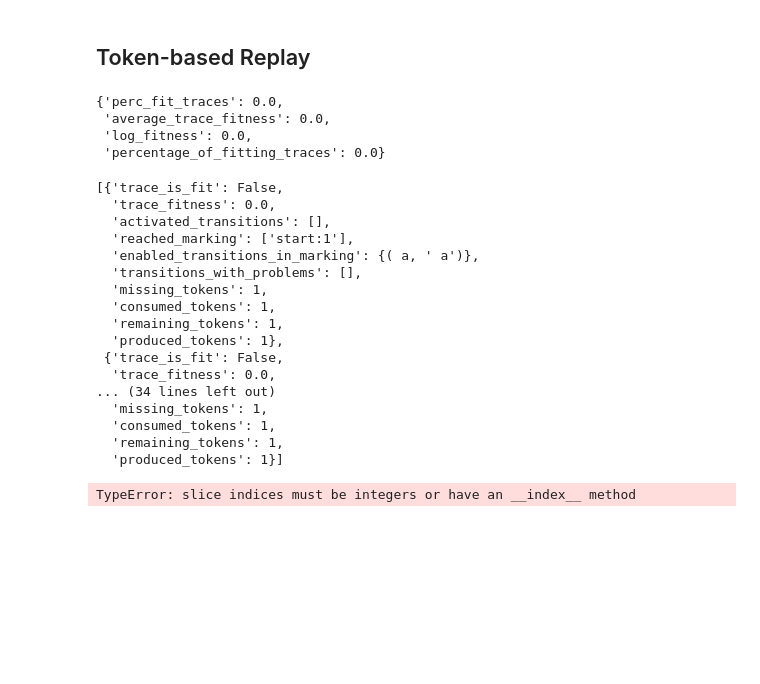
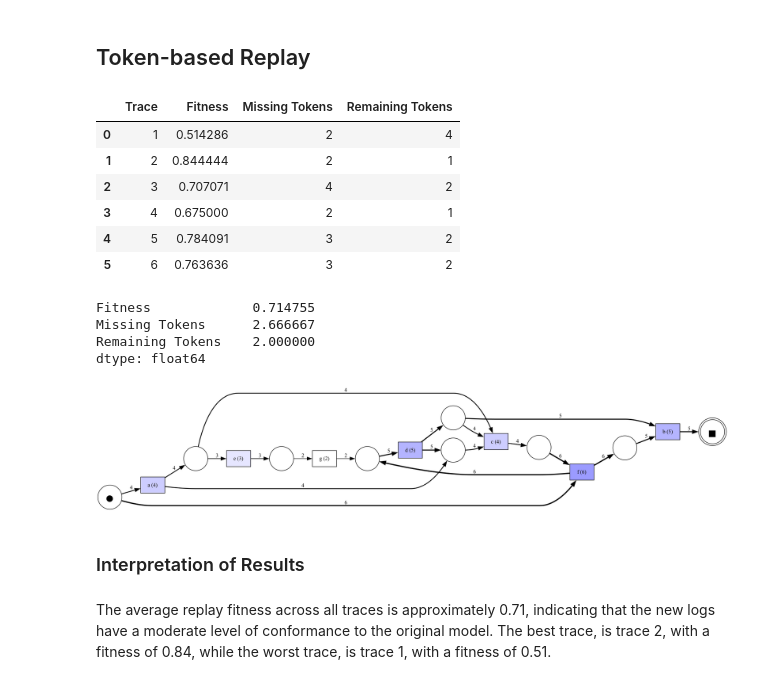
Before and after one commit to LukasStonie/PRM3, a Jupyter notebook: UE/A03/A03_Steininger.ipynb, the cells around one changed output. Drawn from its saved outputs; the diff is of its cells as text; code cells hidden in the pictures; blank space fills up the shorter version.

Commit message:
finish assignment 3

```diff
--- a/UE/A03/A03_Steininger.ipynb
+++ b/UE/A03/A03_Steininger.ipynb
@@ -82,6 +45,15 @@ new_log_df["Timestamp"] = pd.date_range(start="2023-01-01", periods=len(new_log_
+# %%
+# Log from Assignment 3
+new_traces = [
+    ['a', 'd', 'e', 'g'],
+    ['a', 'c', 'f', 'd', 'b'],
+    ['f', 'd', 'c', 'f', 'b'],
+    ['f', 'b'],
+    ['a', 'e', 'g', 'd', 'c', 'f', 'b'],
+    ['a', 'c', 'e', 'f', 'd', 'b']
+]
 # %%
-new_event_log = pm4py.format_dataframe(new_log_df, case_id="CaseID", activity_key="Activity", timestamp_key="Timestamp")
-new_event_log = pm4py.convert_to_event_log(new_event_log)
+new_event_log = create_log(new_traces)
 # %% [markdown]
 # Analysis
 # %% [markdown]
@@ -175,10 +138,3 @@ Comparing the two footprint matrices, we can observe some difference. For instan
 ## Token-based Replay
 # %%
 tbr_result = tokenreplay_algo.apply(new_event_log, og_net, og_im, og_fm)
-# %%
-pm4py.conformance.fitness_token_based_replay(new_event_log, og_net, og_im, og_fm)
-# %% [output]
-{'perc_fit_traces': 0.0,
- 'average_trace_fitness': 0.0,
- 'log_fitness': 0.0,
- 'percentage_of_fitting_traces': 0.0}
@@ -185,24 +161,30 @@ pm4py.conformance.fitness_token_based_replay(new_event_log, og_net, og_im, og_fm
 # %%
-tbr_result
+tbr_result_df = tbr_result_to_df(tbr_result)
+tbr_result_df
 # %% [output]
-[{'trace_is_fit': False,
-  'trace_fitness': 0.0,
-  'activated_transitions': [],
-  'reached_marking': ['start:1'],
-  'enabled_transitions_in_marking': {( a, ' a')},
-  'transitions_with_problems': [],
-  'missing_tokens': 1,
-  'consumed_tokens': 1,
-  'remaining_tokens': 1,
-  'produced_tokens': 1},
- {'trace_is_fit': False,
-  'trace_fitness': 0.0,
-... (34 lines left out)
-  'missing_tokens': 1,
-  'consumed_tokens': 1,
-  'remaining_tokens': 1,
-  'produced_tokens': 1}]
+|  | Trace | Fitness | Missing Tokens | Remaining Tokens |
+| 0 | 1 | 0.514286 | 2 | 4 |
+| 1 | 2 | 0.844444 | 2 | 1 |
+| 2 | 3 | 0.707071 | 4 | 2 |
+| 3 | 4 | 0.675000 | 2 | 1 |
+| 4 | 5 | 0.784091 | 3 | 2 |
+| 5 | 6 | 0.763636 | 3 | 2 |
-# %%
-new_event_log.index(0)
-# %% [output]
-TypeError: slice indices must be integers or have an __index__ method
+# %%
+tbr_result_df[['Fitness', 'Missing Tokens', 'Remaining Tokens']].mean()
+# %% [output]
+Fitness             0.714755
+Missing Tokens      2.666667
+Remaining Tokens    2.000000
+dtype: float64
+# %%
+replay_visualization = pn_visualizer.apply(og_net, og_im, og_fm,
+                                           variant=pn_visualizer.Variants.FREQUENCY,
+                                           log=new_event_log)
+# %%
+pm4py.visualization.petri_net.visualizer.view(replay_visualization)
+# %% [output]
+[figure, added]
+# %% [markdown]
+### Interpretation of Results
+# %% [markdown]
+The average replay fitness across all traces is approximately 0.71, indicating that the new logs have a moderate level of conformance to the original model. The best trace, is trace 2, with a fitness of 0.84, while the worst trace, is trace 1, with a fitness of 0.51.
```
Also changed, not shown: parts of 20 cells of this notebook, 1 other file.
